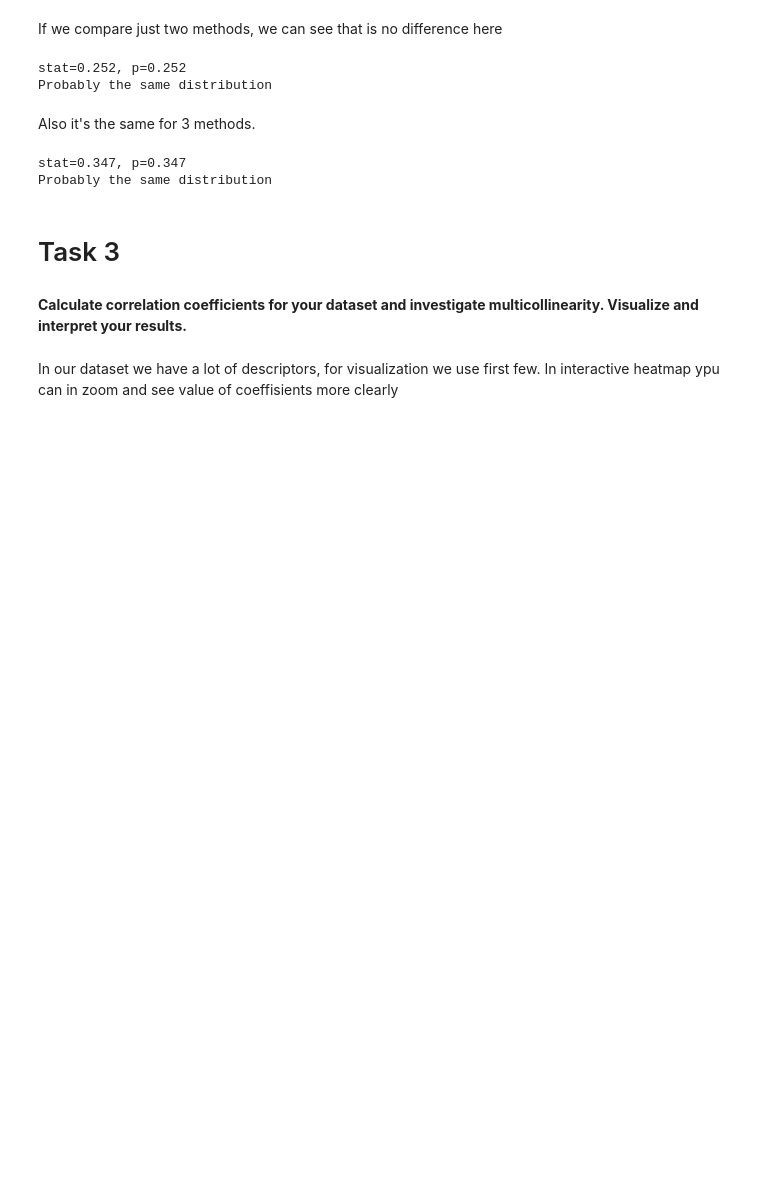
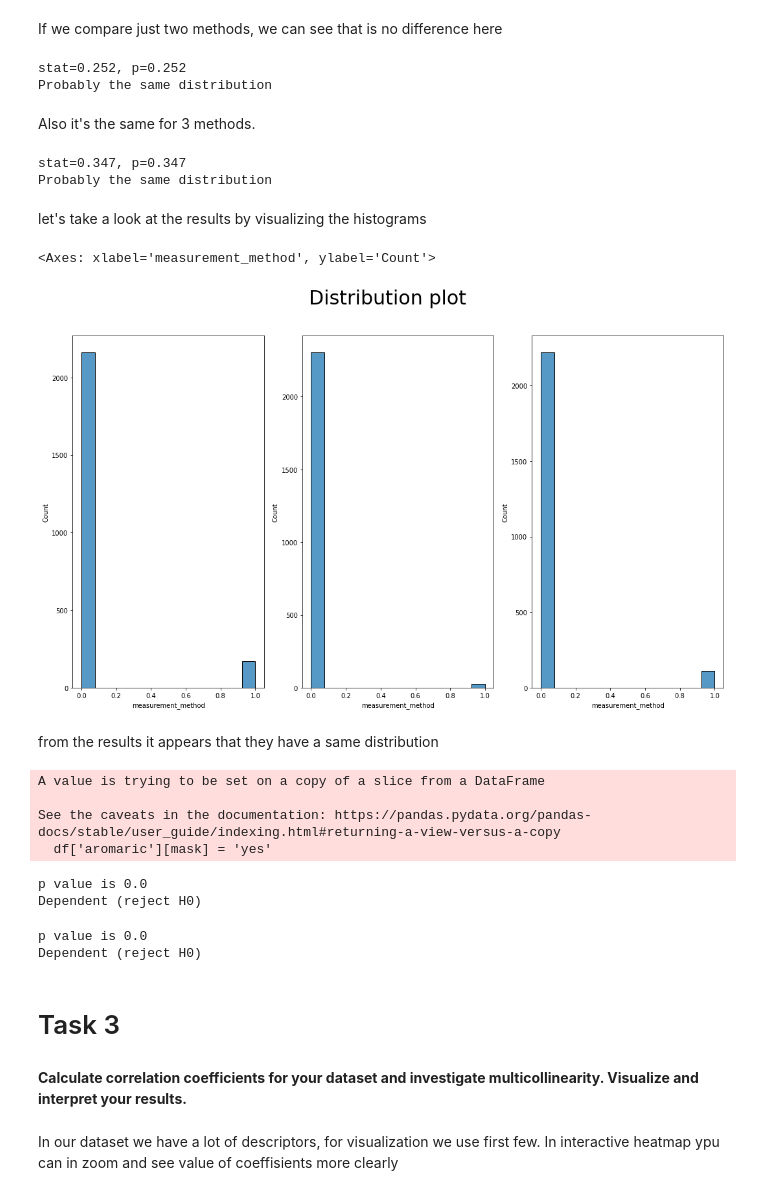
Before and after one commit to Gadeliya/Chemistry-algorithms-, a Jupyter notebook: Data_analysis.ipynb, the cells around one changed output. Drawn from its saved outputs; the diff is of its cells as text; code cells hidden in the pictures; blank space fills up the shorter version.

```diff
--- a/Data_analysis.ipynb
+++ b/Data_analysis.ipynb
@@ -162,3 +169,5 @@ else:
 # %% [output]
 stat=0.347, p=0.347
 Probably the same distribution
+# %% [markdown]
+let's take a look at the results by visualizing the histograms
@@ -164,0 +176,12 @@ Probably the same distribution
+# %%
+fig, axes = plt.subplots(1, 3, figsize=(18, 10))
+
+fig.suptitle('Distribution plot', size=30)
+sns.histplot(ax=axes[0], data=df_stat, x=(df_stat.measurement_method == 'el_cde_text'))
+sns.histplot(ax=axes[1], data=df_stat, x=(df_stat.measurement_method == 'springer_cde_text'))
+sns.histplot(ax=axes[2], data=df_stat, x=(df_stat.measurement_method == 'rsc_cde_text'))
+# %% [output]
+<Axes: xlabel='measurement_method', ylabel='Count'>
+[figure, added]
+# %% [markdown]
+from the results it appears that they have a same distribution
@@ -165,3 +190,50 @@ Probably the same distribution
+# %%
+mask = df['NumAromaticRings_x'] > 0
+df['aromaric'] = 'no'
+df['aromaric'][mask] = 'yes'
+# %% [output]
+A value is trying to be set on a copy of a slice from a DataFrame
+
+See the caveats in the documentation: https://pandas.pydata.org/pandas-docs/stable/user_guide/indexing.html#returning-a-view-versus-a-copy
+  df['aromaric'][mask] = 'yes'
+# %%
+#----------step 1: Extract required columns, ideally it should be two columns at a time
+data_interim=df[['NumAromaticRings_x', 'nAromAtom']]
+#----------step 2: Create a cross tab which is a contigency table
+data_cont=pd.crosstab(data_interim['NumAromaticRings_x'], data_interim['nAromAtom'])
+from scipy.stats import chi2_contingency
+stat, p, dof, expected = chi2_contingency(data_cont)
+#-----------interpret p-value
+alpha = 0.05
+print("p value is " + str(p))
+if p <= alpha:
+
+    print('Dependent (reject H0)')
+
+else:
+    print('Independent (H0 holds true)')
+# %% [output]
+p value is 0.0
+Dependent (reject H0)
+# %%
+#----------step 1: Extract required columns, ideally it should be two columns at a time
+data_interim=df[['NumAromaticRings_x', 'NumAromaticCarbocycles']]
+#----------step 2: Create a cross tab which is a contigency table
+data_cont=pd.crosstab(data_interim['NumAromaticRings_x'], data_interim['NumAromaticCarbocycles'])
+from scipy.stats import chi2_contingency
+stat, p, dof, expected = chi2_contingency(data_cont)
+#-----------interpret p-value
+alpha = 0.05
+print("p value is " + str(p))
+if p <= alpha:
+
+    print('Dependent (reject H0)')
+
+else:
+    print('Independent (H0 holds true)')
+# %% [output]
+p value is 0.0
+Dependent (reject H0)
 # %% [markdown]
 # Task 3
 # %% [markdown]
```
Also changed, not shown: parts of 19 cells of this notebook.
